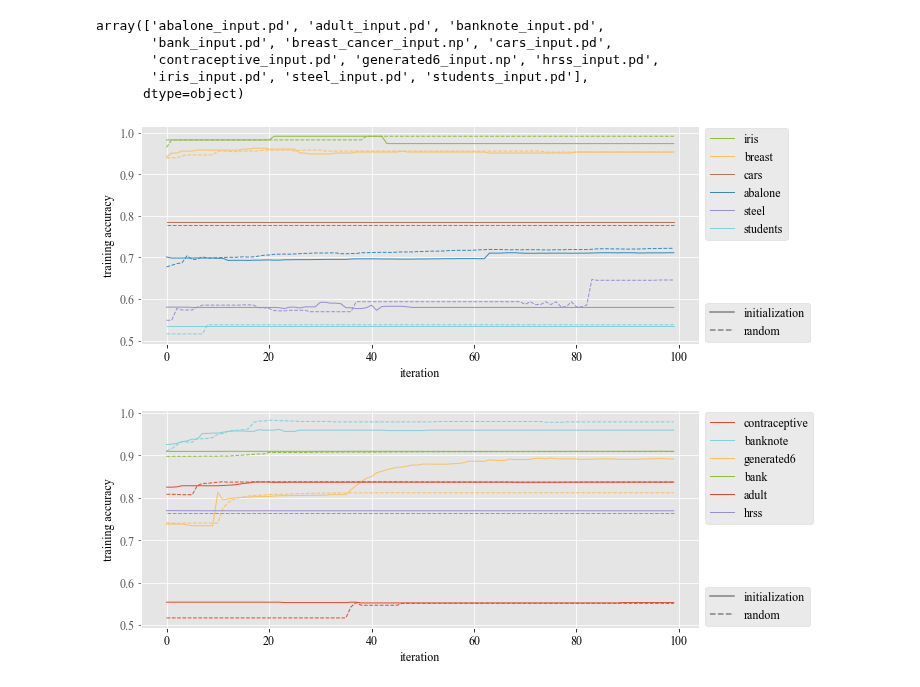
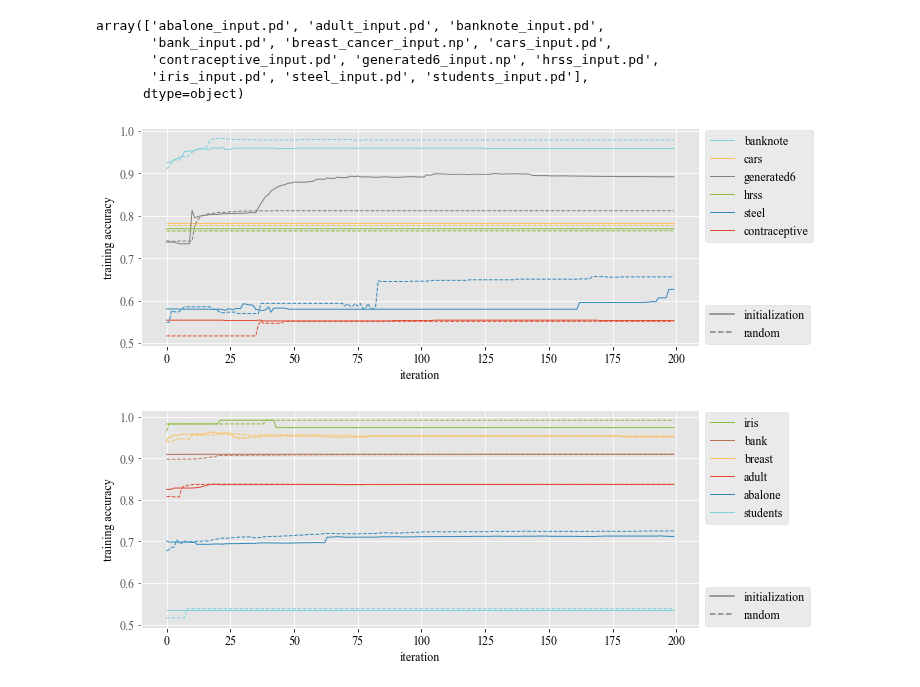
Before and after one commit to simsal0r/mixture-of-decision-trees, a Jupyter notebook: benchmarks/analysis_ex3_initialization_methods.ipynb, the cells around one changed output. Drawn from its saved outputs; the diff is of its cells as text; code cells hidden in the pictures.

```diff
--- a/benchmarks/analysis_ex3_initialization_methods.ipynb
+++ b/benchmarks/analysis_ex3_initialization_methods.ipynb
@@ -283,50 +298,69 @@ datasets2 = [
 # %%
+#B97357 brown
+#988ED5 violet
+
 colormap = {
     'iris_input.pd': "#8EBA42",
     'breast_cancer_input.np' : "#FBC15E" ,
-    'cars_input.pd' : "#B97357",
+    'cars_input.pd' : "#FBC15E",
     'abalone_input.pd': "#348ABD",
-    'steel_input.pd': "#988ED5",
+    'steel_input.pd': "#348ABD",
+    'contraceptive_input.pd' : "#E24A33" ,
     'students_input.pd' : "#81D0DB",
+    'banknote_input.pd' : "#81D0DB",
+    'bank_input.pd' : "#B97357",
+    'adult_input.pd' :"#E24A33",
+    'hrss_input.pd' : "#8EBA42",
+    'generated6_input.np' : "grey",
+}
+datasets1 = [
+            "banknote_input.pd",
+            "cars_input.pd",
+            "generated6_input.np",
+            "hrss_input.pd",
+            "steel_input.pd",
+            "contraceptive_input.pd",
 
-    'contraceptive_input.pd' : "#E24A33" ,
-    'banknote_input.pd' : "#81D0DB",
-    'generated6_input.np' : "#FBC15E",
-    'bank_input.pd' : "#8EBA42",
-    'adult_input.pd' :"#E24A33",
-    'hrss_input.pd' : "#988ED5",
-}
+]
+datasets2 = [
+            "iris_input.pd",
+            "bank_input.pd",
+            "breast_cancer_input.np",
+            "adult_input.pd",
+            "abalone_input.pd",
+            "students_input.pd",
+]
 # %%
 for dataset_group in [datasets1, datasets2]:
-    displayed_iterations=100
+    displayed_iterations=200
     fig = plt.gcf()
     fig.set_size_inches(10, 4)
     iterations = np.arange(displayed_iterations)
     for dataset in dataset_group:
         accuracies = []
         for i in range(displayed_iterations):
             accuracies.append(df[df.dataset == dataset]["feature_importance_lr_max_Random_init_train_i_" + str(i)].values[0])
         plt.plot(iterations,accuracies,linewidth=1,linestyle='--',color=colormap[dataset])
         accuracies = []
         for i in range(displayed_iterations):
             accuracies.append(df[df.dataset == dataset]["feature_importance_lr_max_BGM_init_train_i_" + str(i)].values[0])
         plt.plot(iterations,accuracies,linewidth=1,linestyle='-',color=colormap[dataset],label=dataset.split("_")[0])
     plt.ylabel("training accuracy", fontsize=12)
     plt.xlabel("iteration", fontsize=12)
     l1 = plt.legend(bbox_to_anchor=(1, 1.02), loc="upper left")
 
     legend_elements = [Line2D([0], [0], color='grey', linestyle='-', label='initialization'),
                        Line2D([0], [0], color='grey', linestyle='--', label='random')]
     ax = plt.gca()
     ax.legend(handles=legend_elements, bbox_to_anchor=(1, -0.02), loc="lower left")
     ax.add_artist(l1)
 
     #plt.savefig("plots/test.pdf", bbox_inches="tight")
     plt.show()
                                                     #
 # %% [output]
-[figure, old version]
+[figure, new version]
-[figure, old version]
+[figure, new version]
 # %%
 def translator(word):
     if word == "feature_importance_lr_max":
```
Also changed, not shown: parts of 2 cells of this notebook, 33 other files.
